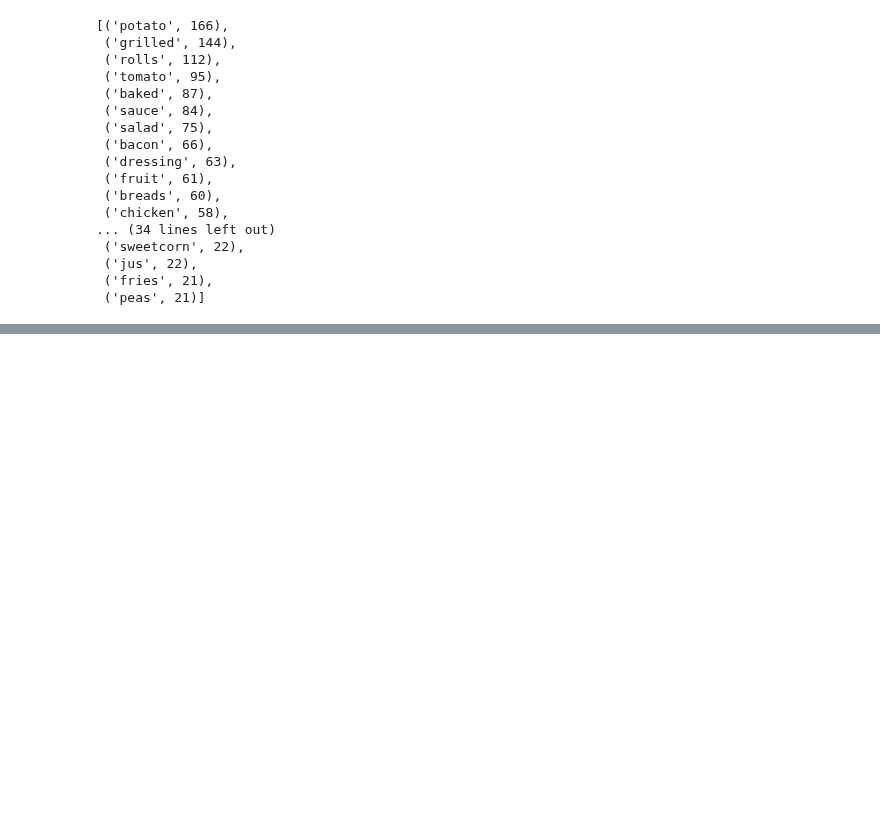
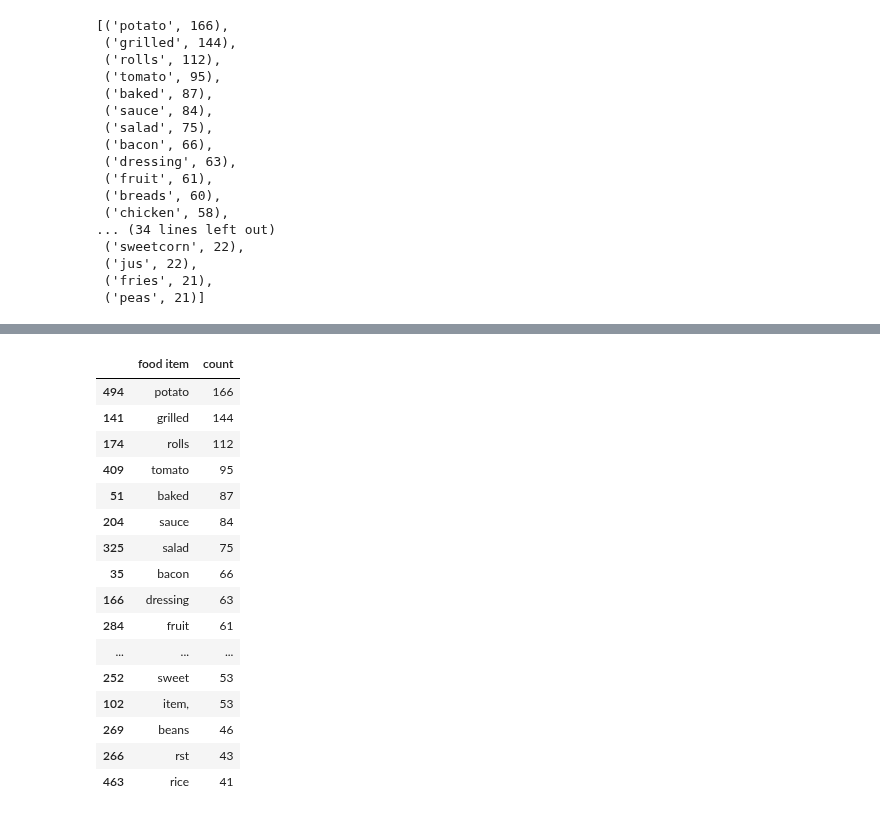
Before and after one commit to edinburghlivinglab/dds-notebooks, a Jupyter notebook: notebooks/jmcc_menu.ipynb, the cells around one changed output, grey strips where cells are left out. Drawn from its saved outputs; the diff is of its cells as text; code cells hidden in the pictures; blank space fills up the shorter version.

```diff
--- a/notebooks/jmcc_menu.ipynb
+++ b/notebooks/jmcc_menu.ipynb
@@ -76,0 +100,20 @@ c.most_common(50)
+# %%
+df.sort_values(by='count', ascending=False).head(20)
+# %% [output]
+|  | food item | count |
+| 494 | potato | 166 |
+| 141 | grilled | 144 |
+| 174 | rolls | 112 |
+| 409 | tomato | 95 |
+| 51 | baked | 87 |
+| 204 | sauce | 84 |
+| 325 | salad | 75 |
+| 35 | bacon | 66 |
+| 166 | dressing | 63 |
+| 284 | fruit | 61 |
+| ... | ... | ... |
+| 252 | sweet | 53 |
+| 102 | item, | 53 |
+| 269 | beans | 46 |
+| 266 | rst | 43 |
+| 463 | rice | 41 |
```
Also changed, not shown: parts of 1 cell of this notebook.
